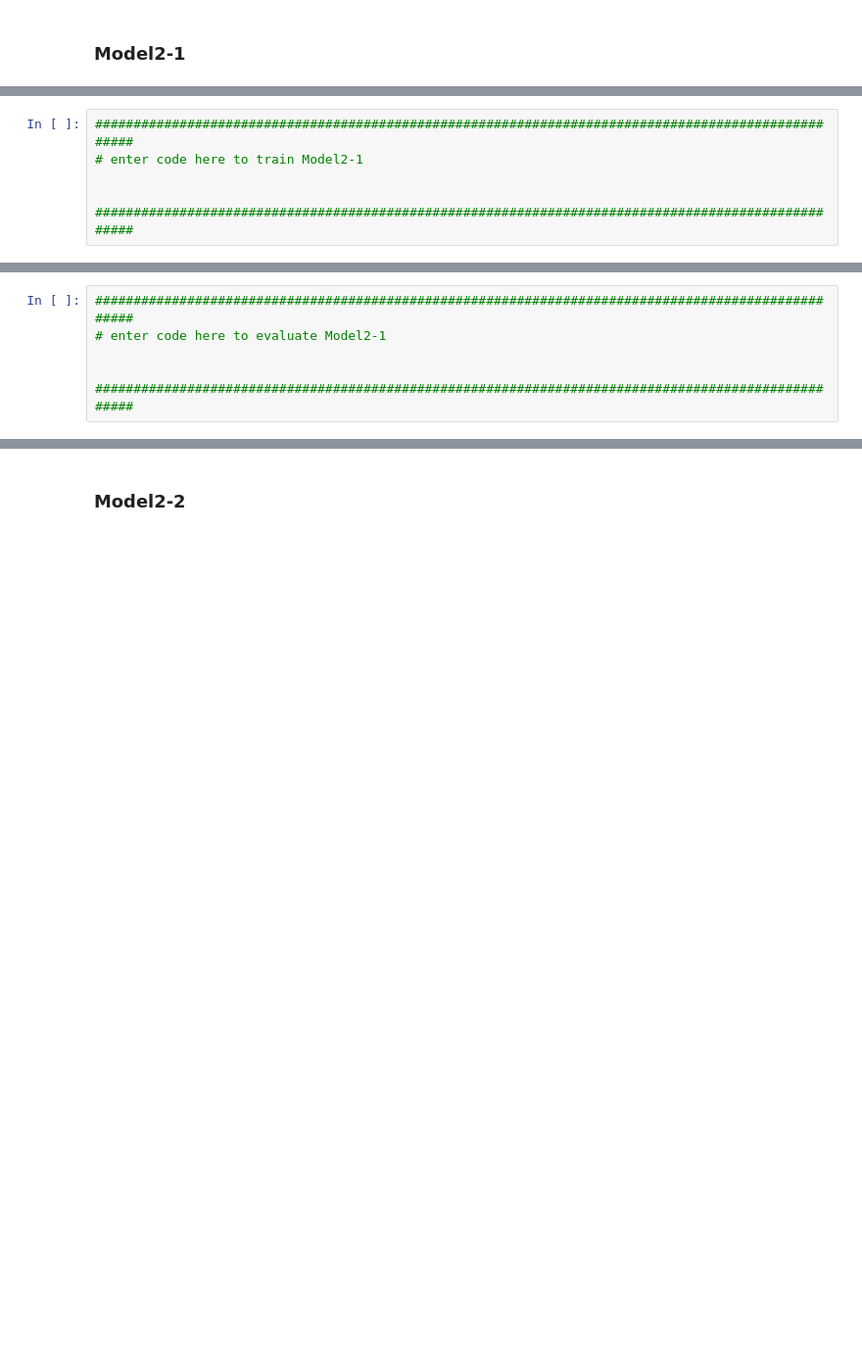
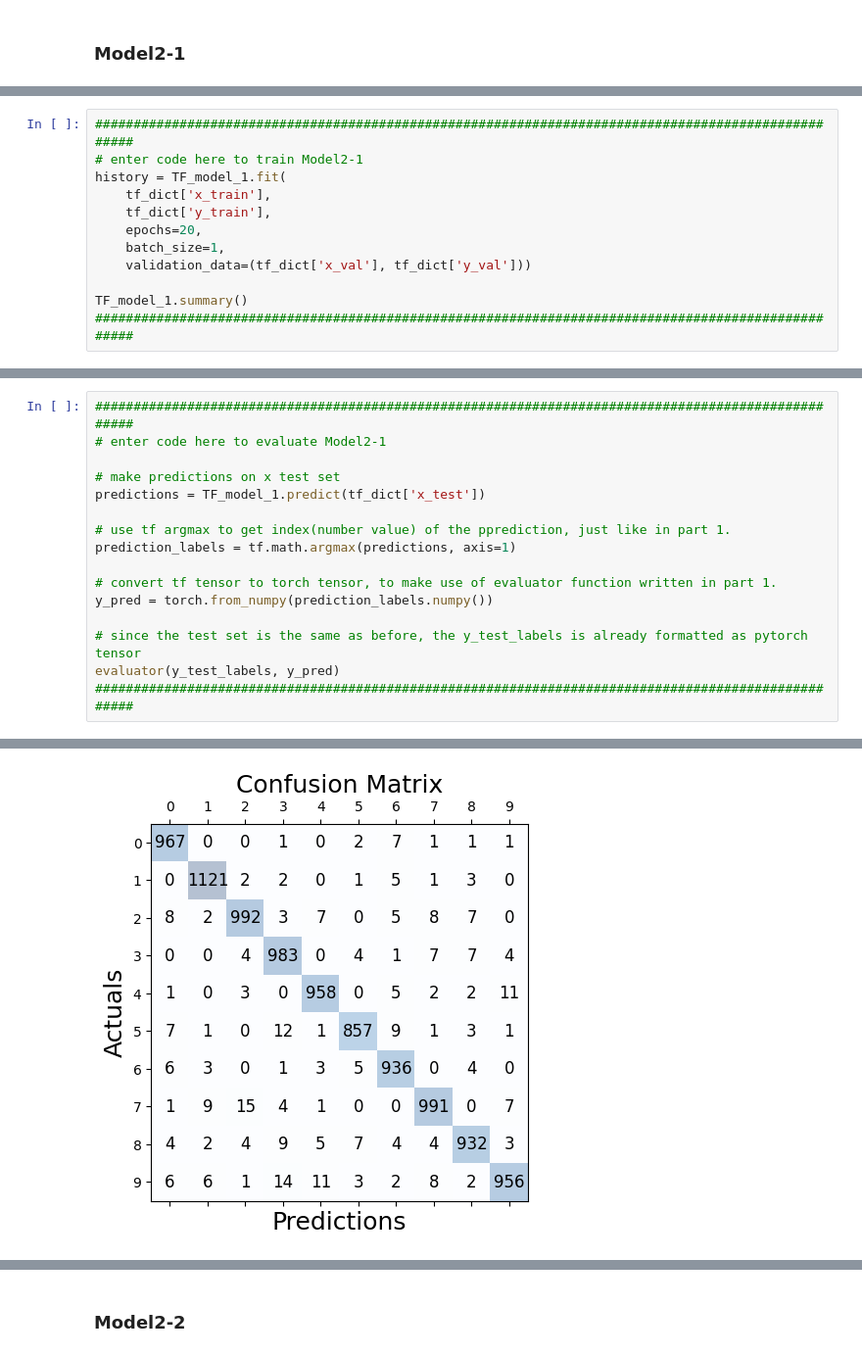
Before and after one commit to Liam-M-Patterson/CMPE-452, a Jupyter notebook: Assignment 2/A2.ipynb, the cells around one changed output, grey strips where cells are left out. Shown: that part at 98% size. Cells and saved outputs as stored; diff of their text form; blank space fills up the shorter version.

```diff
--- a/Assignment 2/A2.ipynb
+++ b/Assignment 2/A2.ipynb
@@ -368,6 +397,12 @@ f1_score:  0.9486720156205468
 # %%
 ####################################################################################################
 # enter code here to train Model2-1
+history = TF_model_1.fit(
+    tf_dict['x_train'],
+    tf_dict['y_train'],
+    epochs=20,
+    batch_size=1,
+    validation_data=(tf_dict['x_val'], tf_dict['y_val']))
 
-
+TF_model_1.summary()
 ####################################################################################################
@@ -375,5 +428,16 @@ f1_score:  0.9486720156205468
 ####################################################################################################
 # enter code here to evaluate Model2-1
 
+# make predictions on x test set
+predictions = TF_model_1.predict(tf_dict['x_test'])
 
+# use tf argmax to get index(number value) of the pprediction, just like in part 1.
+prediction_labels = tf.math.argmax(predictions, axis=1)
+
+# convert tf tensor to torch tensor, to make use of evaluator function written in part 1.
+y_pred = torch.from_numpy(prediction_labels.numpy())
+
+# since the test set is the same as before, the y_test_labels is already formatted as pytorch tensor
+evaluator(y_test_labels, y_pred)
 ####################################################################################################
+# %% [output]
@@ -379,0 +445 @@ f1_score:  0.9486720156205468
+[figure, added]
```
Also changed, not shown: parts of 11 cells of this notebook.
